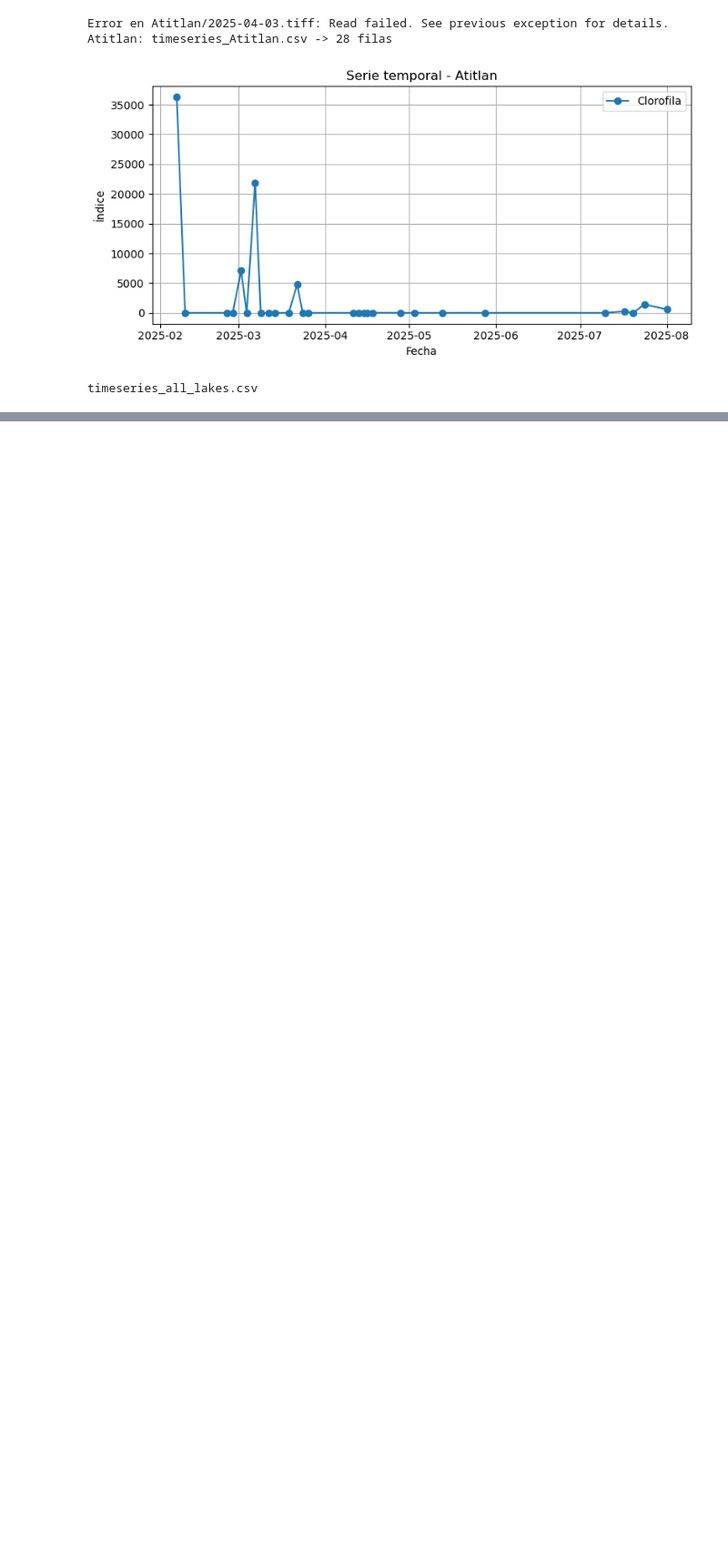
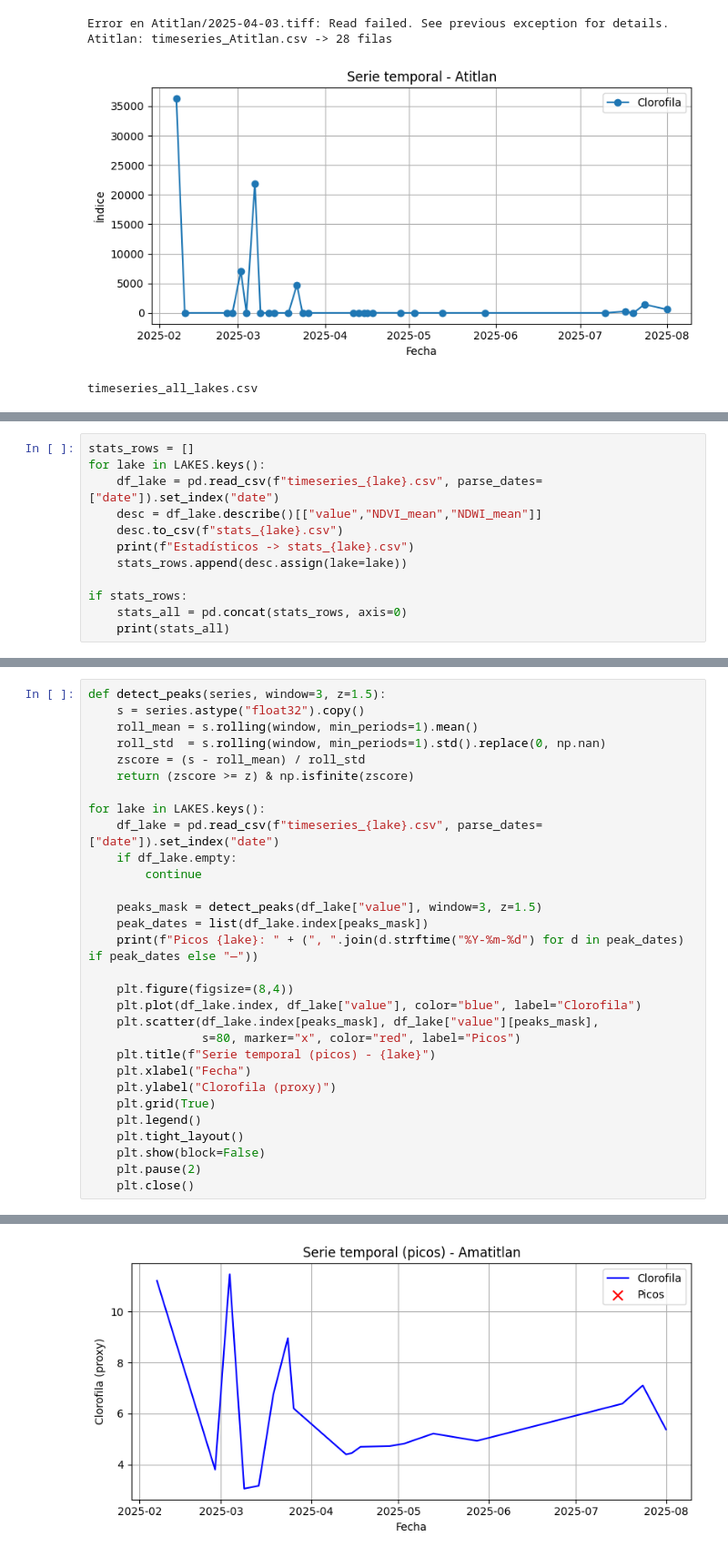
Before and after one commit to Disotoo/DS-Lab-4, a Jupyter notebook: Lab4.ipynb, the cells around one changed output, grey strips where cells are left out. Shown at 91% size. Drawn from its saved outputs; the diff is of its cells as text; blank space fills up the shorter version.

```diff
--- a/Lab4.ipynb
+++ b/Lab4.ipynb
@@ -272,0 +278,12 @@ timeseries_all_lakes.csv
+# %%
+stats_rows = []
+for lake in LAKES.keys():
+    df_lake = pd.read_csv(f"timeseries_{lake}.csv", parse_dates=["date"]).set_index("date")
+    desc = df_lake.describe()[["value","NDVI_mean","NDWI_mean"]]
+    desc.to_csv(f"stats_{lake}.csv")
+    print(f"Estadísticos -> stats_{lake}.csv")
+    stats_rows.append(desc.assign(lake=lake))
+
+if stats_rows:
+    stats_all = pd.concat(stats_rows, axis=0)
+    print(stats_all)
@@ -272,0 +312,31 @@ timeseries_all_lakes.csv
+# %%
+def detect_peaks(series, window=3, z=1.5):
+    s = series.astype("float32").copy()
+    roll_mean = s.rolling(window, min_periods=1).mean()
+    roll_std  = s.rolling(window, min_periods=1).std().replace(0, np.nan)
+    zscore = (s - roll_mean) / roll_std
+    return (zscore >= z) & np.isfinite(zscore)
+
+for lake in LAKES.keys():
+    df_lake = pd.read_csv(f"timeseries_{lake}.csv", parse_dates=["date"]).set_index("date")
+    if df_lake.empty:
+        continue
+
+    peaks_mask = detect_peaks(df_lake["value"], window=3, z=1.5)
+    peak_dates = list(df_lake.index[peaks_mask])
+    print(f"Picos {lake}: " + (", ".join(d.strftime("%Y-%m-%d") for d in peak_dates) if peak_dates else "—"))
+
+    plt.figure(figsize=(8,4))
+    plt.plot(df_lake.index, df_lake["value"], color="blue", label="Clorofila")
+    plt.scatter(df_lake.index[peaks_mask], df_lake["value"][peaks_mask],
+                s=80, marker="x", color="red", label="Picos")
+    plt.title(f"Serie temporal (picos) - {lake}")
+    plt.xlabel("Fecha")
+    plt.ylabel("Clorofila (proxy)")
+    plt.grid(True)
+    plt.legend()
+    plt.tight_layout()
+    plt.show(block=False)
+    plt.pause(2)
+    plt.close()
+# %% [output]
@@ -272,0 +344 @@ timeseries_all_lakes.csv
+[figure, added]
```
Also changed, not shown: parts of 9 cells of this notebook, 2 other files.
